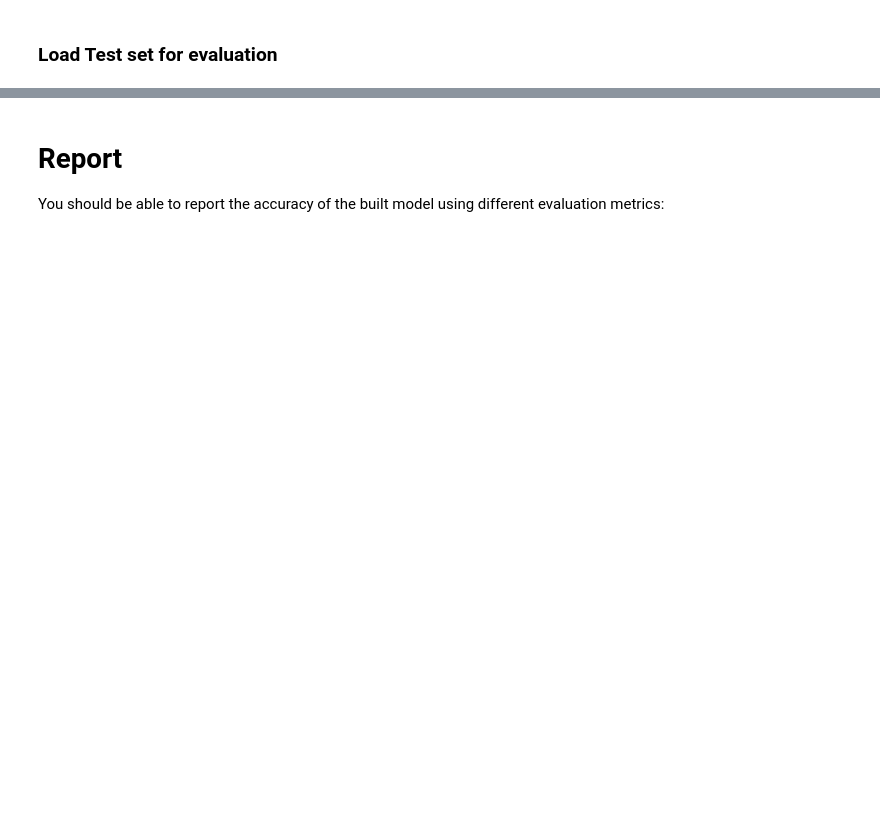
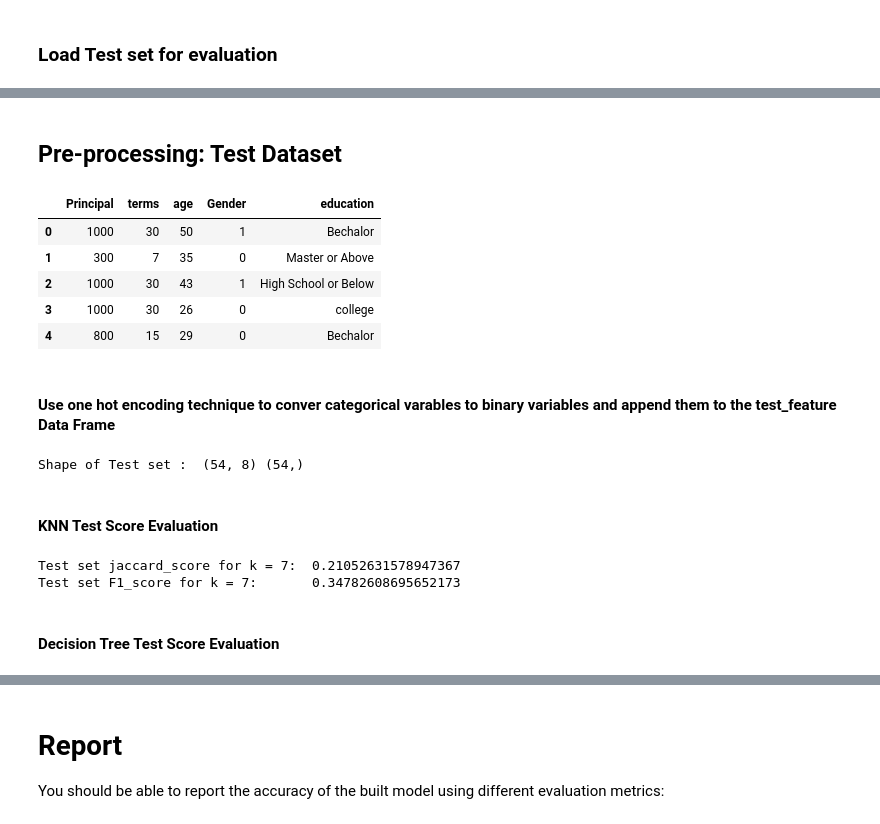
Before and after one commit to abasit-AEV/coursera-captsone-project, a Jupyter notebook: Final_Module_Coursera_Project.ipynb, the cells around one changed output, grey strips where cells are left out. Cells and saved outputs as stored; diff of their text form; code cells hidden in the pictures; blank space fills up the shorter version.

```diff
--- a/Final_Module_Coursera_Project.ipynb
+++ b/Final_Module_Coursera_Project.ipynb
@@ -438,0 +457,46 @@ test_df.head()
+# %% [markdown]
+## Pre-processing:  Test Dataset
+# %%
+# Convert Date format
+test_df['due_date'] = pd.to_datetime(test_df['due_date'])
+test_df['effective_date'] = pd.to_datetime(test_df['effective_date'])
+# Weekend thresholding
+test_df['dayofweek'] = test_df['effective_date'].dt.dayofweek
+test_df['weekend'] = test_df['dayofweek'].apply(lambda x: 1 if (x>3)  else 0)
+# Categorical to Numerical conversion
+test_df['Gender'].replace(to_replace=['male','female'], value=[0,1],inplace=True)
+test_df[['Principal','terms','age','Gender','education']].head()
+# %% [output]
+|  | Principal | terms | age | Gender | education |
+| 0 | 1000 | 30 | 50 | 1 | Bechalor |
+| 1 | 300 | 7 | 35 | 0 | Master or Above |
+| 2 | 1000 | 30 | 43 | 1 | High School or Below |
+| 3 | 1000 | 30 | 26 | 0 | college |
+| 4 | 800 | 15 | 29 | 0 | Bechalor |
+# %% [markdown]
+#### Use one hot encoding technique to conver categorical varables to binary variables and append them to the test_feature Data Frame
+# %%
+test_Feature = test_df[['Principal','terms','age','Gender','weekend']]
+test_Feature = pd.concat([test_Feature,pd.get_dummies(test_df['education'])], axis=1)
+test_Feature.drop(['Master or Above'], axis = 1,inplace=True)
+test_Feature.head()
+
+X_test = test_Feature
+y_test = test_df['loan_status'].values
+X_test = preprocessing.StandardScaler().fit(X_test).transform(X_test)
+print ('Shape of Test set : ', X_test.shape,  y_test.shape)
+# %% [output]
+Shape of Test set :  (54, 8) (54,)
+# %% [markdown]
+#### KNN Test Score Evaluation
+# %%
+KNN_Js = jaccard_score(y_test, best_neighbour.predict(X_test),pos_label='COLLECTION')
+print("Test set jaccard_score for k = 7: ", KNN_Js)
+
+KNN_f1s = f1_score(y_test, best_neighbour.predict(X_test), pos_label='COLLECTION')
+print("Test set F1_score for k = 7:      ", KNN_f1s)
+# %% [output]
+Test set jaccard_score for k = 7:  0.21052631578947367
+Test set F1_score for k = 7:       0.34782608695652173
+# %% [markdown]
+#### Decision Tree Test Score Evaluation
```
Also changed, not shown: parts of 8 cells of this notebook.
